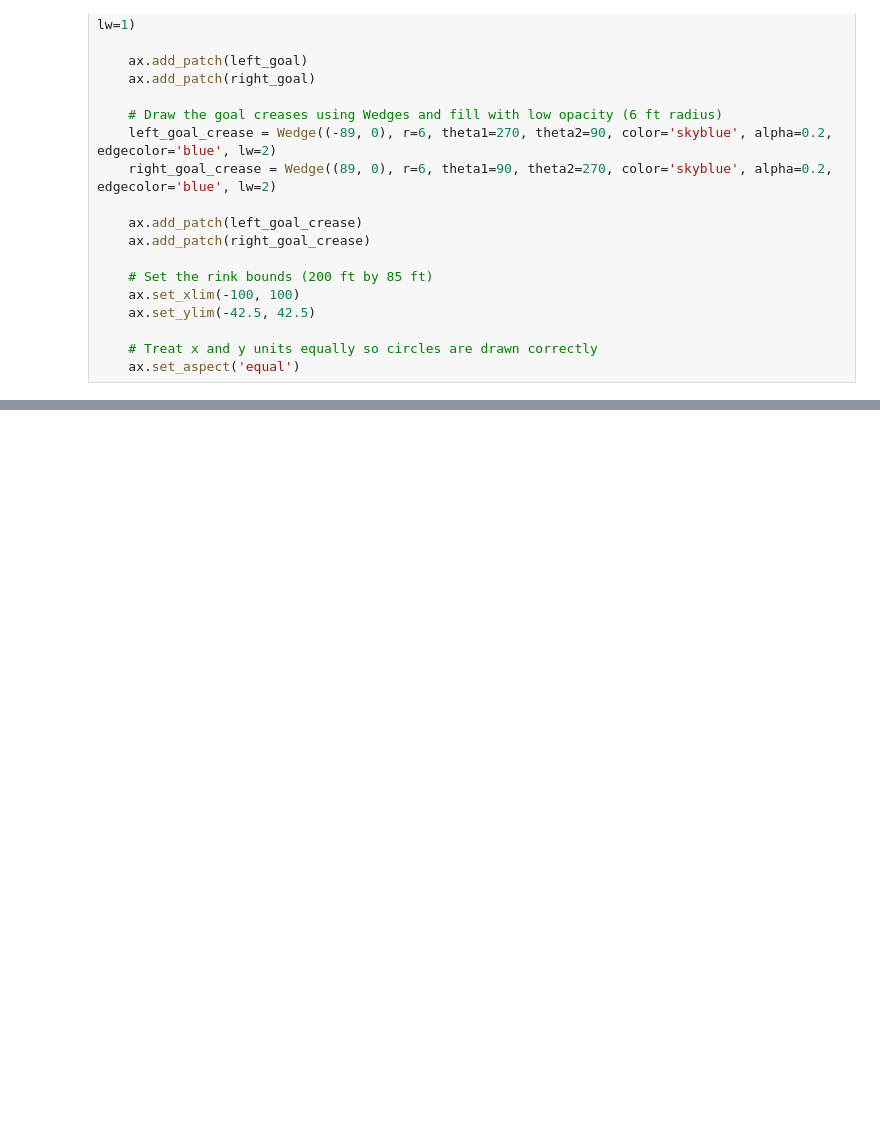
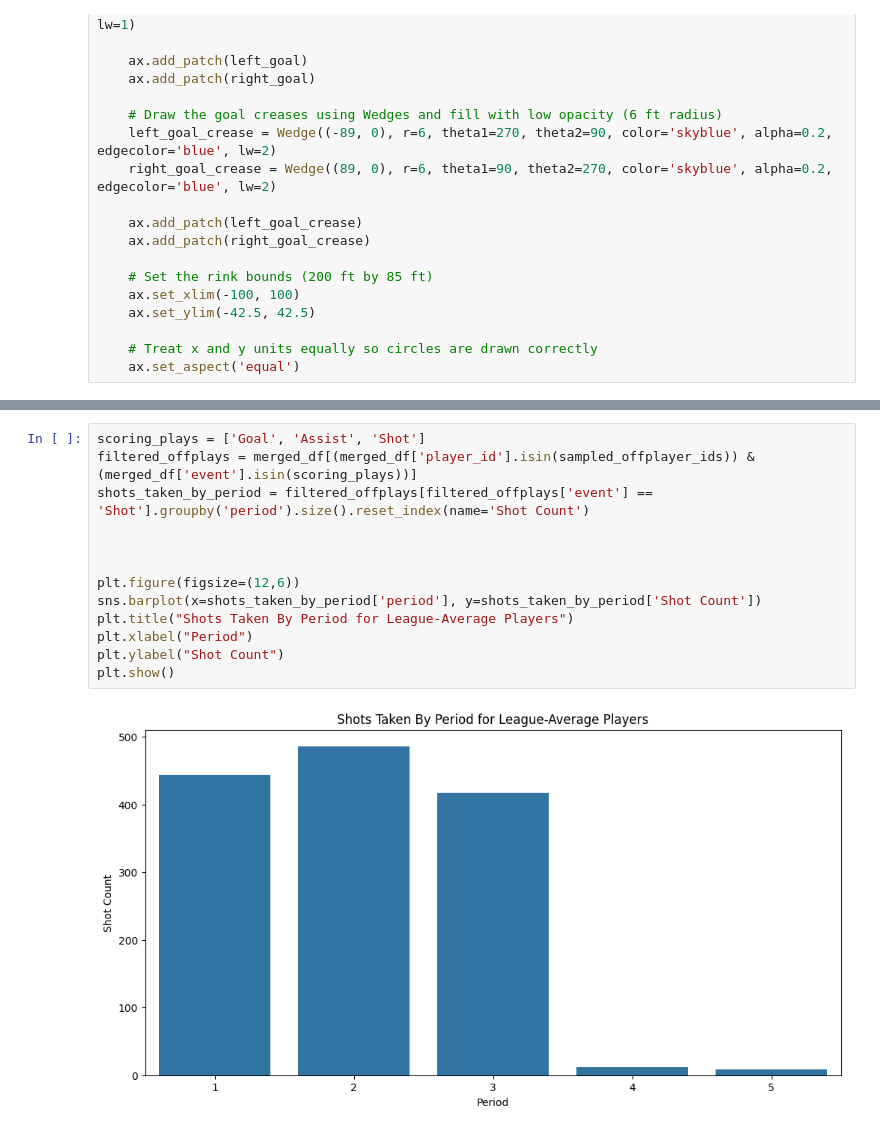
Before and after one commit to mattzirp/pucks_to_the_net, a Jupyter notebook: league_average.ipynb, the cells around one changed output, grey strips where cells are left out. Cells and saved outputs as stored; diff of their text form; blank space fills up the shorter version.

```diff
--- a/league_average.ipynb
+++ b/league_average.ipynb
@@ -206,0 +256,15 @@ plt.show()
+# %%
+scoring_plays = ['Goal', 'Assist', 'Shot']
+filtered_offplays = merged_df[(merged_df['player_id'].isin(sampled_offplayer_ids)) & (merged_df['event'].isin(scoring_plays))]
+shots_taken_by_period = filtered_offplays[filtered_offplays['event'] == 'Shot'].groupby('period').size().reset_index(name='Shot Count')
+
+
+
+plt.figure(figsize=(12,6))
+sns.barplot(x=shots_taken_by_period['period'], y=shots_taken_by_period['Shot Count'])
+plt.title("Shots Taken By Period for League-Average Players")
+plt.xlabel("Period")
+plt.ylabel("Shot Count")
+plt.show()
+# %% [output]
+[figure, added]
```
Also changed, not shown: parts of 13 cells of this notebook, 2 other files.
